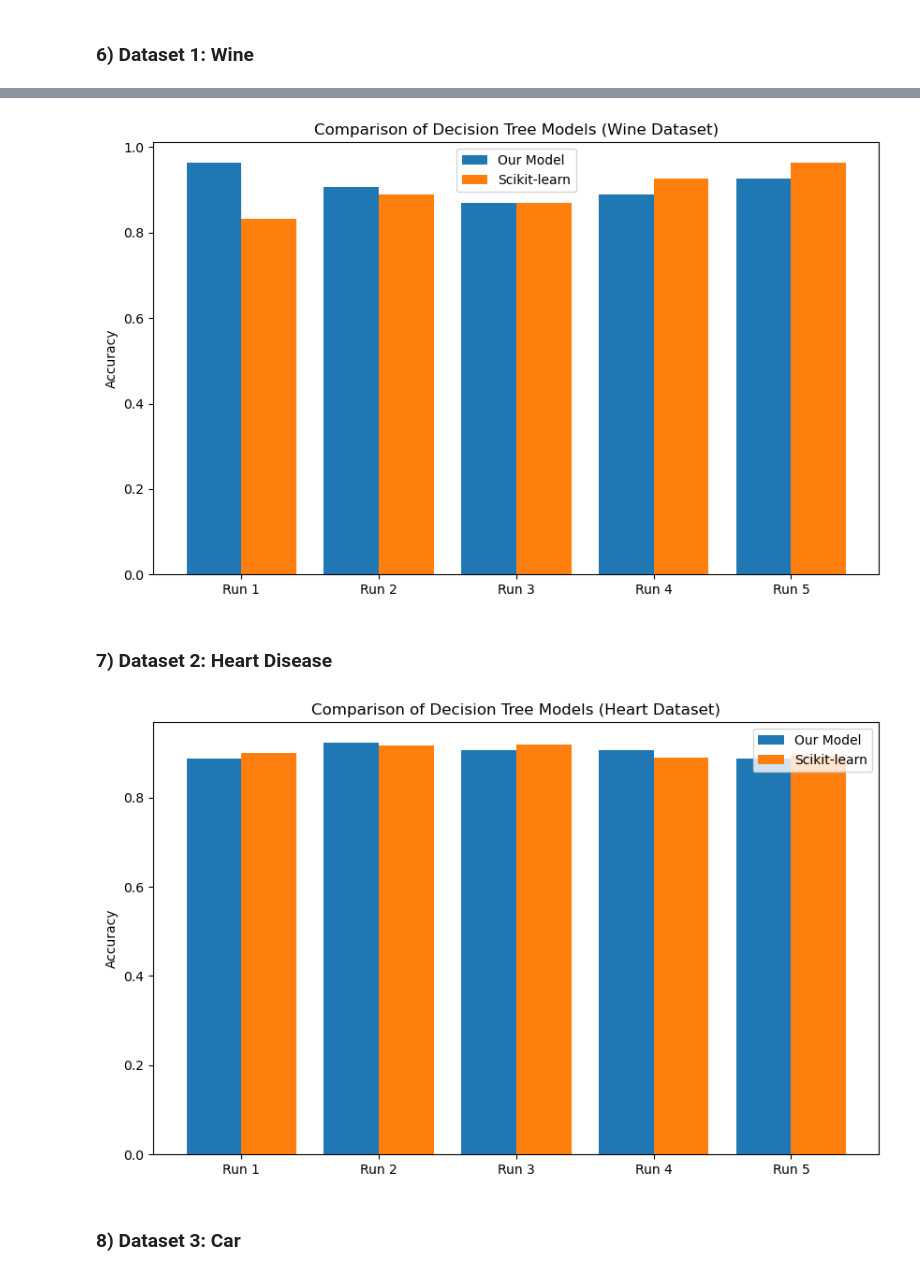
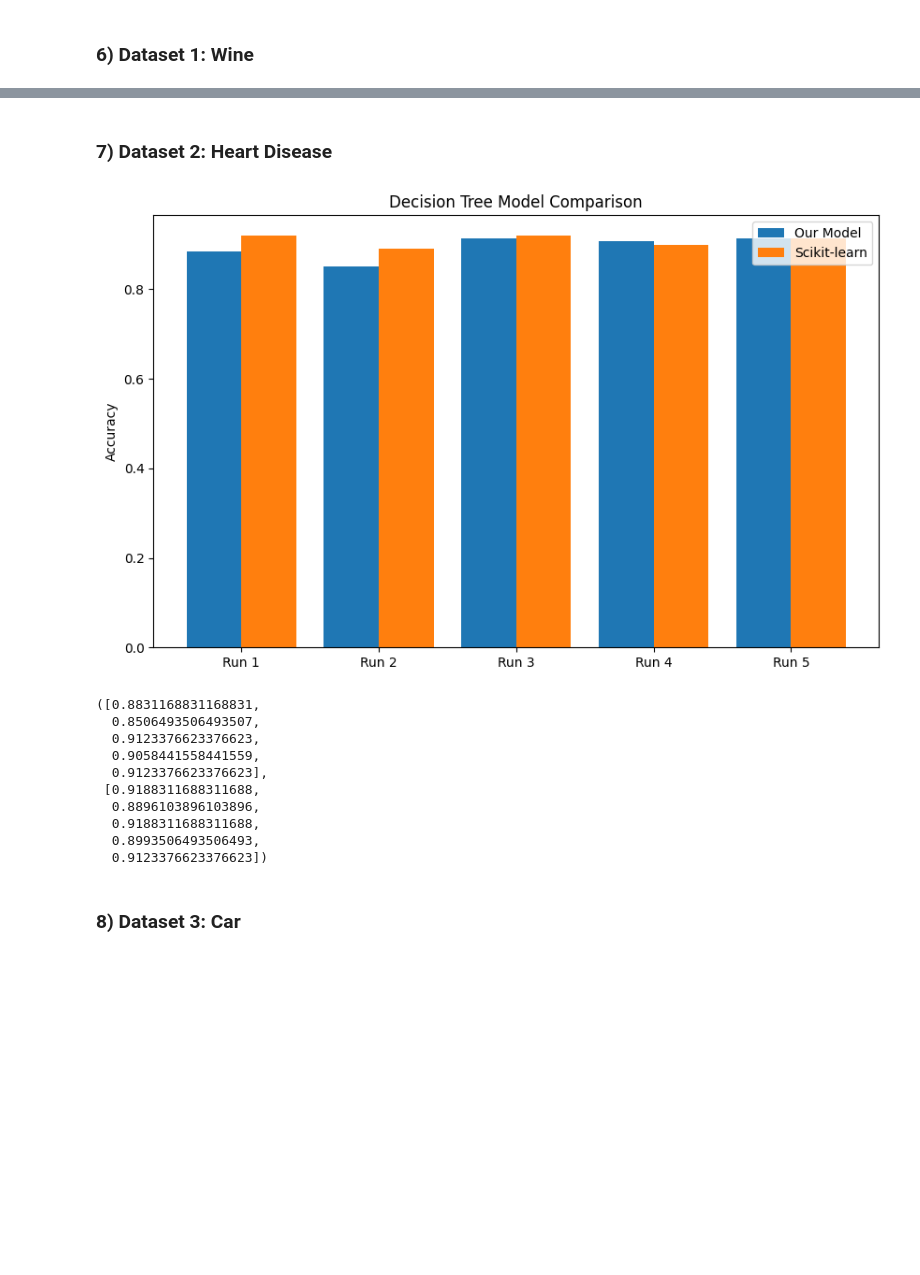
Before and after one commit to Aurelien3006/ML-Assignment-2, a Jupyter notebook: ML-Assignment 2 - Aurélien Broncard Edgar Maurel.ipynb, the cells around one changed output, grey strips where cells are left out. Drawn from its saved outputs; the diff is of its cells as text; code cells hidden in the pictures; blank space fills up the shorter version.

```diff
--- a/ML-Assignment 2 - Aurélien Broncard Edgar Maurel.ipynb
+++ b/ML-Assignment 2 - Aurélien Broncard Edgar Maurel.ipynb
@@ -303,6 +303,42 @@ accuracy_score(y_true, y_pred)
 0.6
 # %% [markdown]
 ### 6) Dataset 1: Wine
+# %%
+def compare_decision_tree_models(X, y, max_depth=5):
+    our_model_accuracies = []
+    sklearn_model_accuracies = []
+
+    for _ in range(5):
+        # Shuffle and split the data
+        X_train, X_test, y_train, y_test = train_test_split(X, y, test_size=0.3, shuffle=True)
+
+        # Combine X_train and y_train for the custom model
+        train_data = np.column_stack((X_train, y_train))
+
+        # Train the custom model
+        our_tree = grow_tree(train_data, max_depth=max_depth)
+        y_pred_our = [predict_with_tree(our_tree, x) for x in X_test]
+        our_accuracy = accuracy_score(y_test, y_pred_our)
+        our_model_accuracies.append(our_accuracy)
+
+        # Train scikit-learn's model
+        sklearn_tree = DecisionTreeClassifier(max_depth=max_depth, random_state=42)
+        sklearn_tree.fit(X_train, y_train)
+        y_pred_sklearn = sklearn_tree.predict(X_test)
+        sklearn_accuracy = accuracy_score(y_test, y_pred_sklearn)
+        sklearn_model_accuracies.append(sklearn_accuracy)
+
+    # Plot the results
+    plt.figure(figsize=(10, 6))
+    plt.bar(np.arange(5) - 0.2, our_model_accuracies, width=0.4, label="Our Model", align="center")
+    plt.bar(np.arange(5) + 0.2, sklearn_model_accuracies, width=0.4, label="Scikit-learn", align="center")
+    plt.xticks(np.arange(5), [f"Run {i+1}" for i in range(5)])
+    plt.ylabel("Accuracy")
+    plt.title("Decision Tree Model Comparison")
+    plt.legend()
+    plt.show()
+
+    return our_model_accuracies, sklearn_model_accuracies
 # %%
 data_wine = pd.read_csv("wine.csv", skiprows=[1]).to_numpy()
 
@@ -335,13 +362,2 @@ for _ in range(5):
-# %%
-plt.figure(figsize=(10, 6))
-plt.bar(np.arange(5) - 0.2, our_model_accuracies, width=0.4, label="Our Model", align="center")
-plt.bar(np.arange(5) + 0.2, sklearn_model_accuracies, width=0.4, label="Scikit-learn", align="center")
-plt.xticks(np.arange(5), [f"Run {i+1}" for i in range(5)])
-plt.ylabel("Accuracy")
-plt.title("Comparison of Decision Tree Models (Wine Dataset)")
-plt.legend()
-plt.show()
-# %% [output]
-[figure, removed]
 # %% [markdown]
 ### 7) Dataset 2: Heart Disease
@@ -390,13 +364,21 @@ for _ in range(5):
-# %%
-plt.figure(figsize=(10, 6))
-plt.bar(np.arange(5) - 0.2, our_model_accuracies, width=0.4, label="Our Model", align="center")
-plt.bar(np.arange(5) + 0.2, sklearn_model_accuracies, width=0.4, label="Scikit-learn", align="center")
-plt.xticks(np.arange(5), [f"Run {i+1}" for i in range(5)])
-plt.ylabel("Accuracy")
-plt.title("Comparison of Decision Tree Models (Heart Dataset)")
-plt.legend()
-plt.show()
-# %% [output]
-[figure, removed]
+# %%
+data_heart = pd.read_csv("heart.csv").to_numpy()
+
+X_heart = data_heart[:, :-1]
+y_heart = data_heart[:, -1]
+
+compare_decision_tree_models(X_heart, y_heart, max_depth=5)
+# %% [output]
+[figure, added]
+([0.8831168831168831,
+  0.8506493506493507,
+  0.9123376623376623,
+  0.9058441558441559,
+  0.9123376623376623],
+ [0.9188311688311688,
+  0.8896103896103896,
+  0.9188311688311688,
+  0.8993506493506493,
+  0.9123376623376623])
 # %% [markdown]
 ### 8) Dataset 3: Car
```
Also changed, not shown: parts of 7 cells of this notebook.
